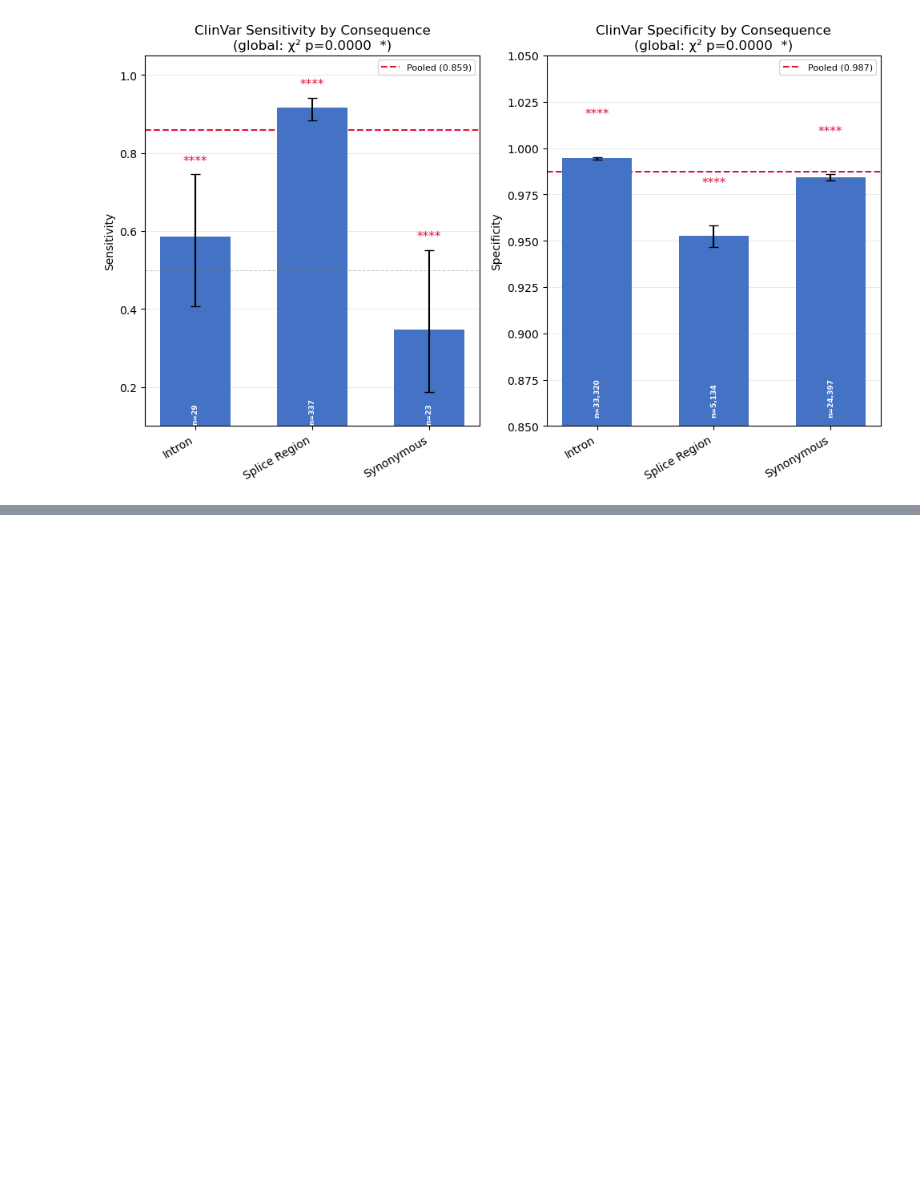
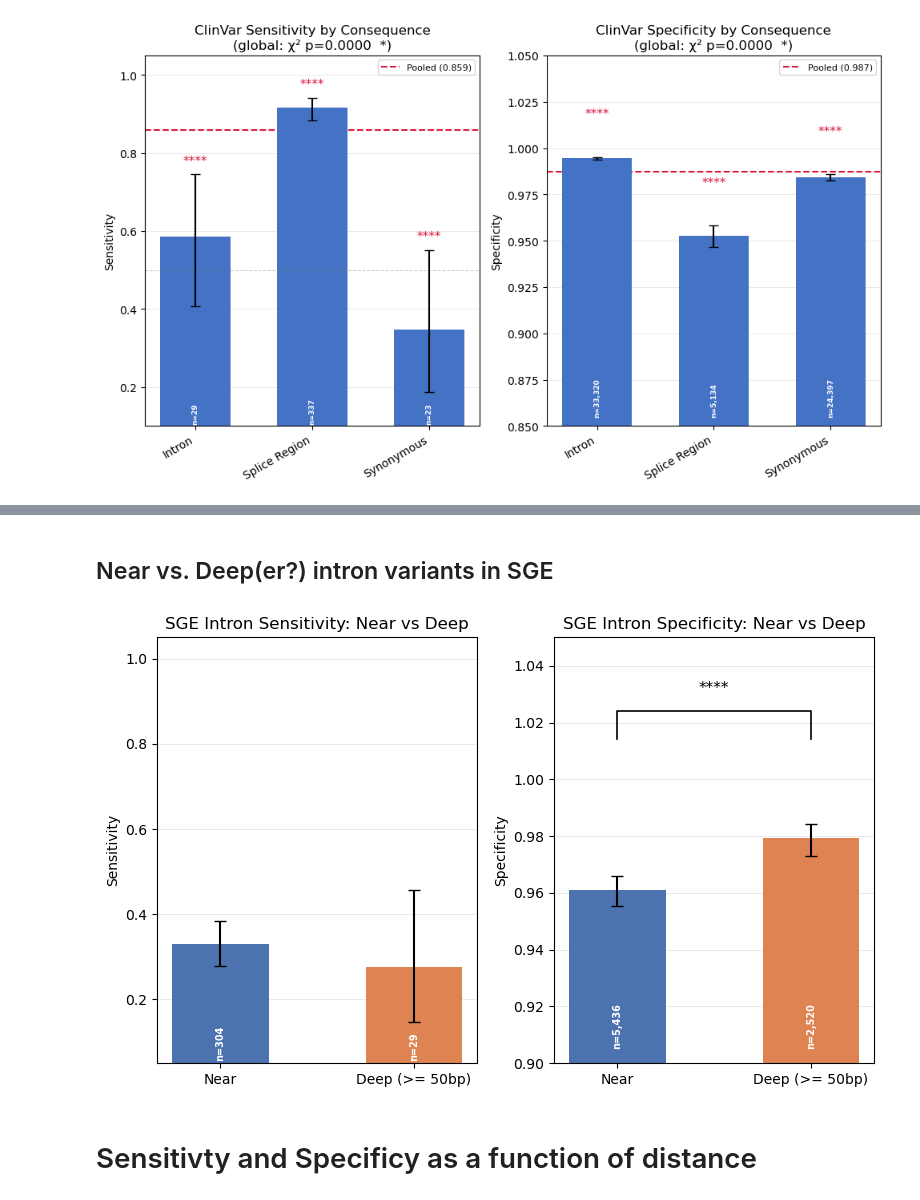
Before and after one commit to ivanw314/PillarProject_CAVA_Analysis, a Jupyter notebook: Notebooks/PP_SpliceAI_Joint_benchmarking.ipynb, the cells around one changed output, grey strips where cells are left out. Saved outputs shown, nothing was run; the diff lists cells and outputs as text; code cells hidden in the pictures; blank space fills up the shorter version.

```diff
--- a/Notebooks/PP_SpliceAI_Joint_benchmarking.ipynb
+++ b/Notebooks/PP_SpliceAI_Joint_benchmarking.ipynb
@@ -886,0 +1000,21 @@ plt.show()
+# %% [markdown]
+## Near vs. Deep(er?) intron variants in SGE
+# %%
+sge_set['intronic_dist'] = sge_set['transcript_pos'].str.extract(r'[-+](\d+)$')
+sge_set = sge_set.dropna(subset='intronic_dist')
+sge_set['intronic_dist'] = sge_set['intronic_dist'].astype(int)
+
+intron_sge = sge_set[sge_set['simplified_consequence']=='Intron'].copy()
+
+intron_sge['intron_class'] = 'Near'
+intron_sge.loc[intron_sge['intronic_dist']>=25, 'intron_class'] = 'Deep (>= 50bp)'
+# %%
+fig_ic_sge = plot_near_vs_deep(
+    intron_sge, SGE_LABEL_COL, SGE_POS_LABEL, SGE_NEG_LABEL,
+    INTRON_CLASSES, IC_COLORS, title_prefix='SGE',
+)
+plt.show()
+# %% [output]
+[figure, added]
+# %% [markdown]
+# Sensitivty and Specificy as a function of distance
```
Also changed, not shown: parts of 10 cells of this notebook.
